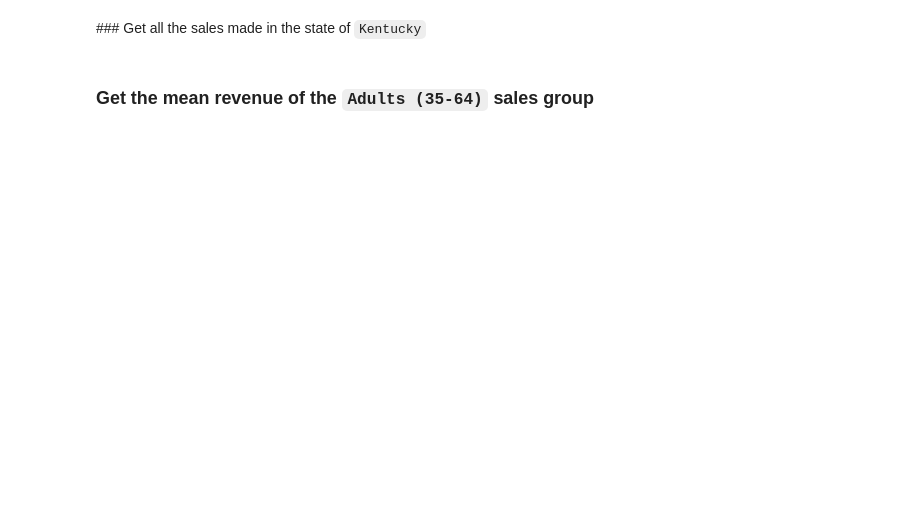
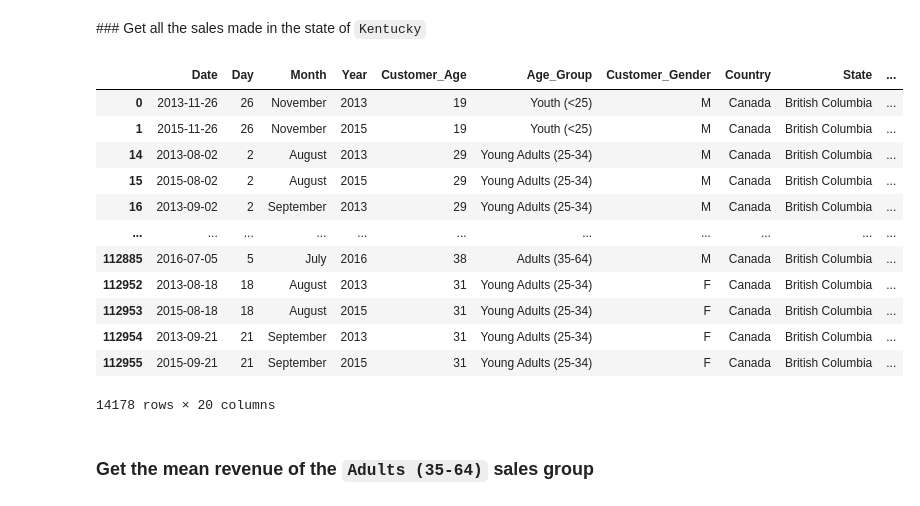
Before and after one commit to petrovalentin/Python_Course, a Jupyter notebook: Lecture_1.ipynb, the cells around one changed output. Saved outputs shown, nothing was run; the diff lists cells and outputs as text; code cells hidden in the pictures; blank space fills up the shorter version.

```diff
--- a/Lecture_1.ipynb
+++ b/Lecture_1.ipynb
@@ -310,7 +368,21 @@ sales['Unit_Price'].head()
 # %% [markdown]
 ### Get all the sales made in the state of `Kentucky`
 # %%
-sales.loc[sales['State'] == 'Kentucky']
+sales.loc[sales['Country'] == 'Canada']
+# %% [output]
+|  | Date | Day | Month | Year | Customer_Age | Age_Group | Customer_Gender | Country | State | ... |
+| 0 | 2013-11-26 | 26 | November | 2013 | 19 | Youth (<25) | M | Canada | British Columbia | ... |
+| 1 | 2015-11-26 | 26 | November | 2015 | 19 | Youth (<25) | M | Canada | British Columbia | ... |
+| 14 | 2013-08-02 | 2 | August | 2013 | 29 | Young Adults (25-34) | M | Canada | British Columbia | ... |
+| 15 | 2015-08-02 | 2 | August | 2015 | 29 | Young Adults (25-34) | M | Canada | British Columbia | ... |
+| 16 | 2013-09-02 | 2 | September | 2013 | 29 | Young Adults (25-34) | M | Canada | British Columbia | ... |
+| ... | ... | ... | ... | ... | ... | ... | ... | ... | ... | ... |
+| 112885 | 2016-07-05 | 5 | July | 2016 | 38 | Adults (35-64) | M | Canada | British Columbia | ... |
+| 112952 | 2013-08-18 | 18 | August | 2013 | 31 | Young Adults (25-34) | F | Canada | British Columbia | ... |
+| 112953 | 2015-08-18 | 18 | August | 2015 | 31 | Young Adults (25-34) | F | Canada | British Columbia | ... |
+| 112954 | 2013-09-21 | 21 | September | 2013 | 31 | Young Adults (25-34) | F | Canada | British Columbia | ... |
+| 112955 | 2015-09-21 | 21 | September | 2015 | 31 | Young Adults (25-34) | F | Canada | British Columbia | ... |
+14178 rows × 20 columns
 # %% [markdown]
 ### Get the mean revenue of the `Adults (35-64)` sales group
 # %%
```
Also changed, not shown: parts of 15 cells of this notebook.
